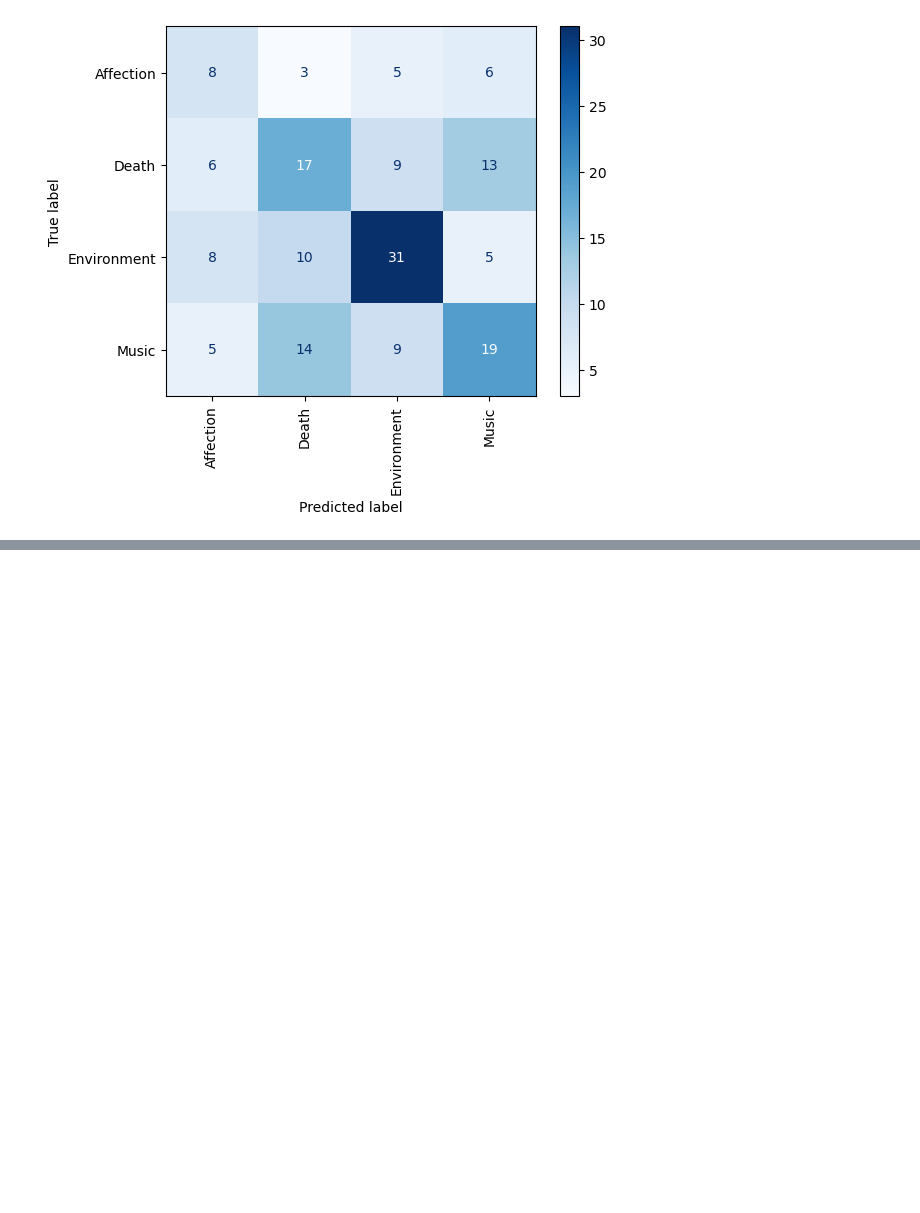
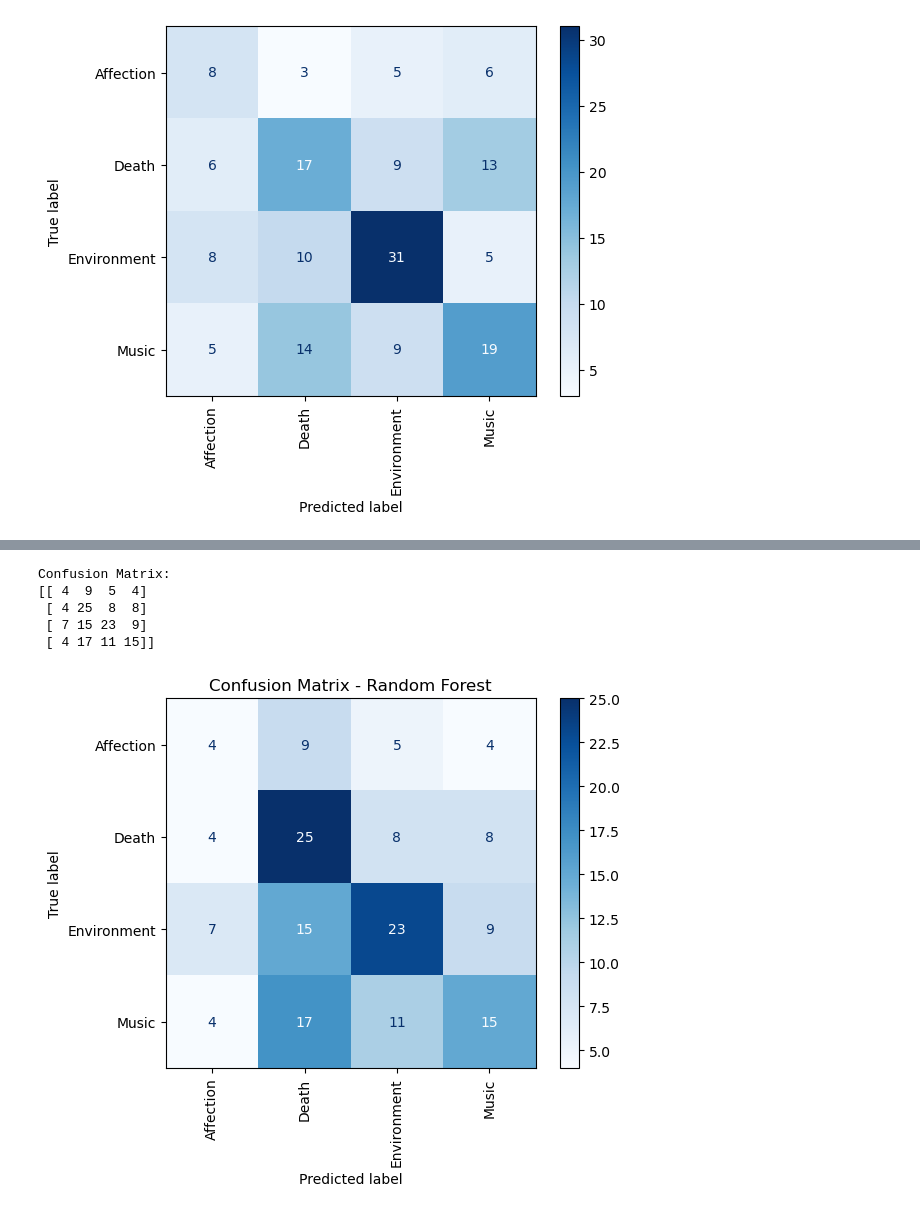
Before and after one commit to Kaidon04/Poem-Classification, a Jupyter notebook: Poem-classification.ipynb, the cells around one changed output, grey strips where cells are left out. Saved outputs shown, nothing was run; the diff lists cells and outputs as text; code cells hidden in the pictures; blank space fills up the shorter version.

```diff
--- a/Poem-classification.ipynb
+++ b/Poem-classification.ipynb
@@ -240,0 +302,10 @@ plt.show()
+# %%
+# Initialize the Random Forest model
+rf_model = RandomForestClassifier(
+    n_estimators=400,  # Number of trees in the forest
+    class_weight='balanced',  # Handle class imbalance
+    random_state=42  # Ensure reproducibility
+)
+# %%
+# Train the model
+rf_model.fit(X_train_tfidf, y_train)
@@ -240,0 +340,21 @@ plt.show()
+# %%
+rf_cm = confusion_matrix(y_test, y_pred_rf)
+
+# Print it directly
+print("Confusion Matrix:")
+print(rf_cm)
+# %% [output]
+Confusion Matrix:
+[[ 4  9  5  4]
+ [ 4 25  8  8]
+ [ 7 15 23  9]
+ [ 4 17 11 15]]
+# %%
+# Plot confusion matrix
+ConfusionMatrixDisplay.from_estimator(
+    rf_model, X_test_tfidf, y_test, display_labels=label_encoder.classes_, cmap='Blues', xticks_rotation='vertical'
+)
+plt.title("Confusion Matrix - Random Forest")
+plt.show()
+# %% [output]
+[figure, added]
```
Also changed, not shown: parts of 14 cells of this notebook.
